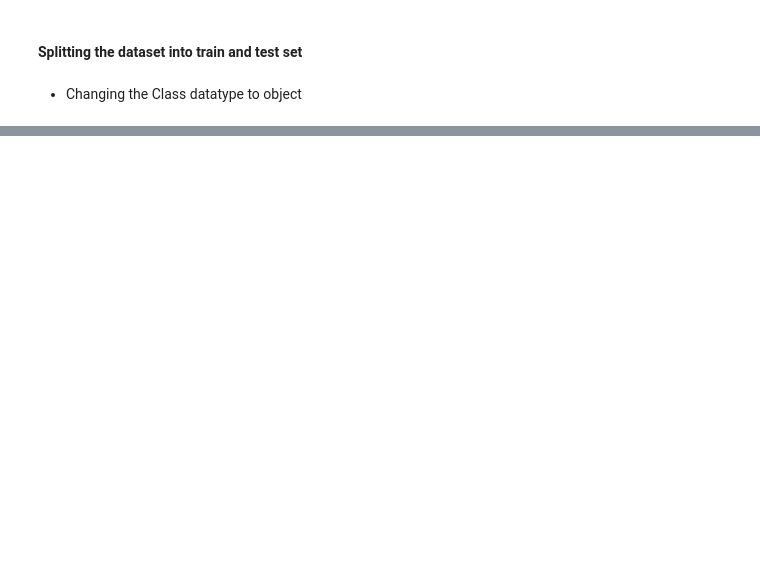
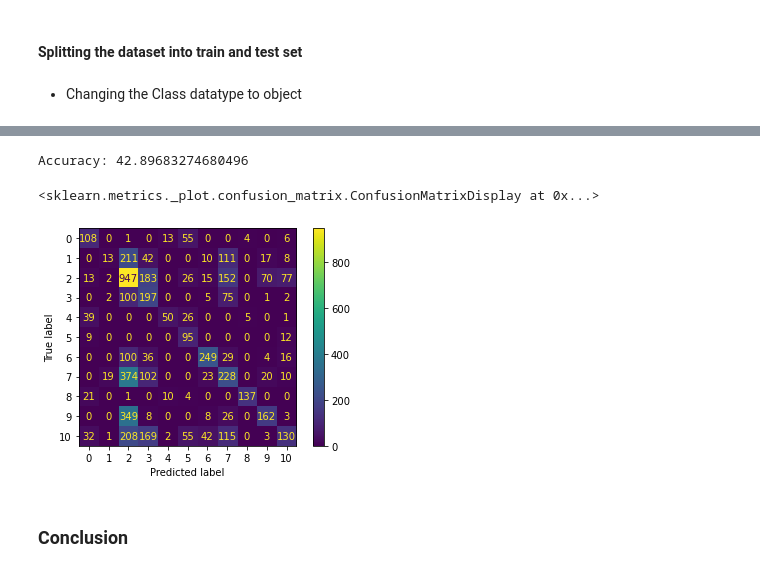
Before and after one commit to rawanalqarni/Music_Dataset, a Jupyter notebook: rawan/ML_music_dataset.ipynb, the cells around one changed output, grey strips where cells are left out. Cells and saved outputs as stored; diff of their text form; code cells hidden in the pictures; blank space fills up the shorter version.

```diff
--- a/rawan/ML_music_dataset.ipynb
+++ b/rawan/ML_music_dataset.ipynb
@@ -288,0 +224,16 @@ print("Accuracy:",metrics.accuracy_score(y_test, y_pred))
+# %%
+# using the highest importance features
+dt_mod = DecisionTreeClassifier(criterion='gini',max_depth=9, max_leaf_nodes=63, random_state=123)
+dt_fit = dt_mod.fit(X_train[['duration_in min/ms','acousticness','instrumentalness','speechiness','Popularity']], y_train)
+y_pred = dt_fit.predict(X_test[['duration_in min/ms','acousticness','instrumentalness','speechiness','Popularity']])
+print("Accuracy:",metrics.accuracy_score(y_test, y_pred)*100)
+
+conf_matrix = confusion_matrix(y_test, y_pred)
+con_vis = ConfusionMatrixDisplay(confusion_matrix=conf_matrix)
+con_vis.plot()
+# %% [output]
+Accuracy: 42.89683274680496
+<sklearn.metrics._plot.confusion_matrix.ConfusionMatrixDisplay at 0x...>
+[figure, added]
+# %% [markdown]
+### Conclusion
```
Also changed, not shown: parts of 63 cells of this notebook.
